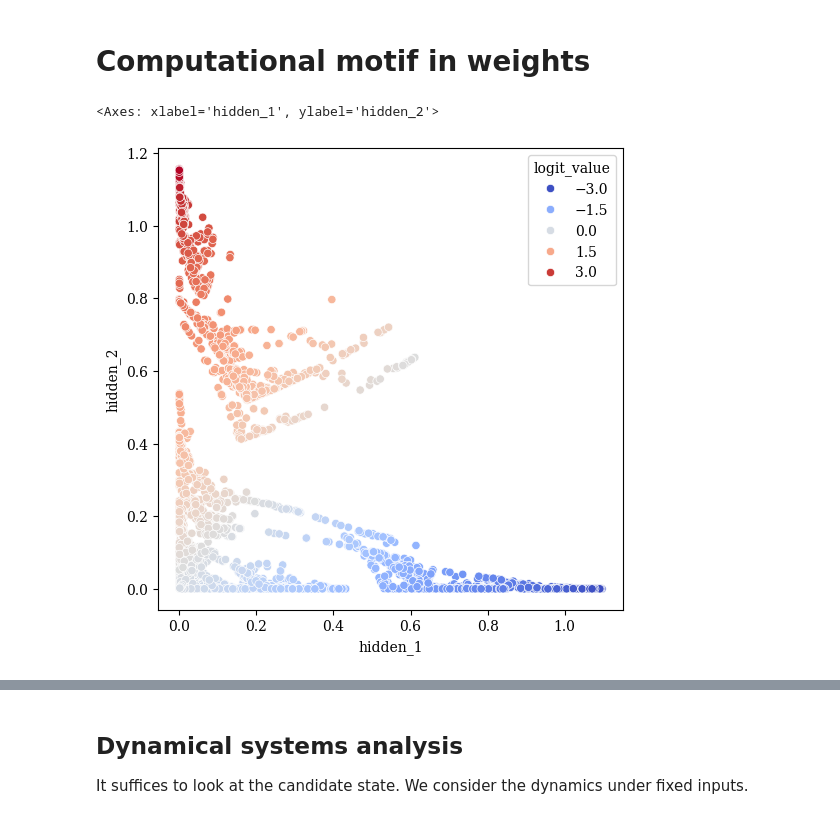
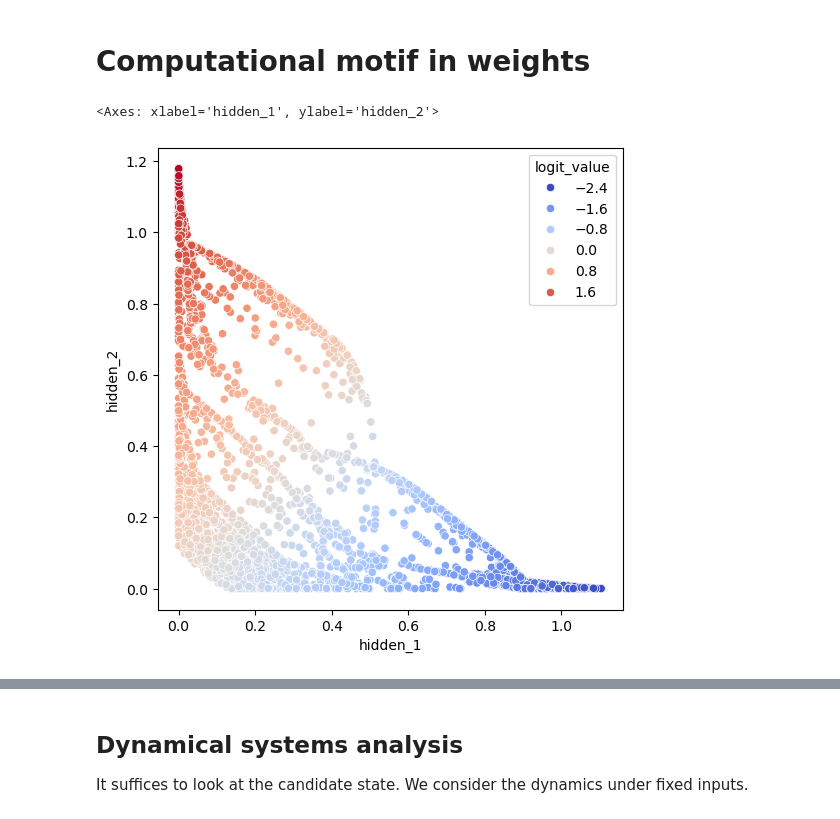
Before and after one commit to charlesdgburns/NM_TinyRNN, a Jupyter notebook: notebooks/monoGRU_mechanisms.ipynb, the cells around one changed output, grey strips where cells are left out. Drawn from its saved outputs; the diff is of its cells as text; code cells hidden in the pictures.

```diff
--- a/notebooks/monoGRU_mechanisms.ipynb
+++ b/notebooks/monoGRU_mechanisms.ipynb
@@ -454,18 +454,18 @@ RL: choice recoding matches = True; prediction recoding matches = True
 # %%
 # let's get a 'reference' model that we align all other subject models to.
 # single subject example
-subject_id="WS16"
+subject_id="WS20"
 model_id = "2_unit_monoGRU_relu_unipolar_forced_ndb"
 outer_loop_n = 10
 select_df = best_model_df.query(f"subject_id=='{subject_id}' and model_id=='{model_id}' and outer_loop_n=={outer_loop_n}")
 
 fig, ax = plt.subplots(1,1,figsize=(6,6))
 trials_data = analysis.load_data(select_df.trials_data_path.iloc[0])
 model = analysis.load_data(select_df.model_pickle_path.iloc[0])
 sns.scatterplot(trials_data, x= 'hidden_1',y='hidden_2', hue='logit_value',palette='coolwarm')
 # %% [output]
 <Axes: xlabel='hidden_1', ylabel='hidden_2'>
-[figure, old version]
+[figure, new version]
 # %%
 # Average parameters across all outer-loop models for one subject and model_id
 import copy
```
Also changed, not shown: parts of 9 cells of this notebook, 2 other files.
